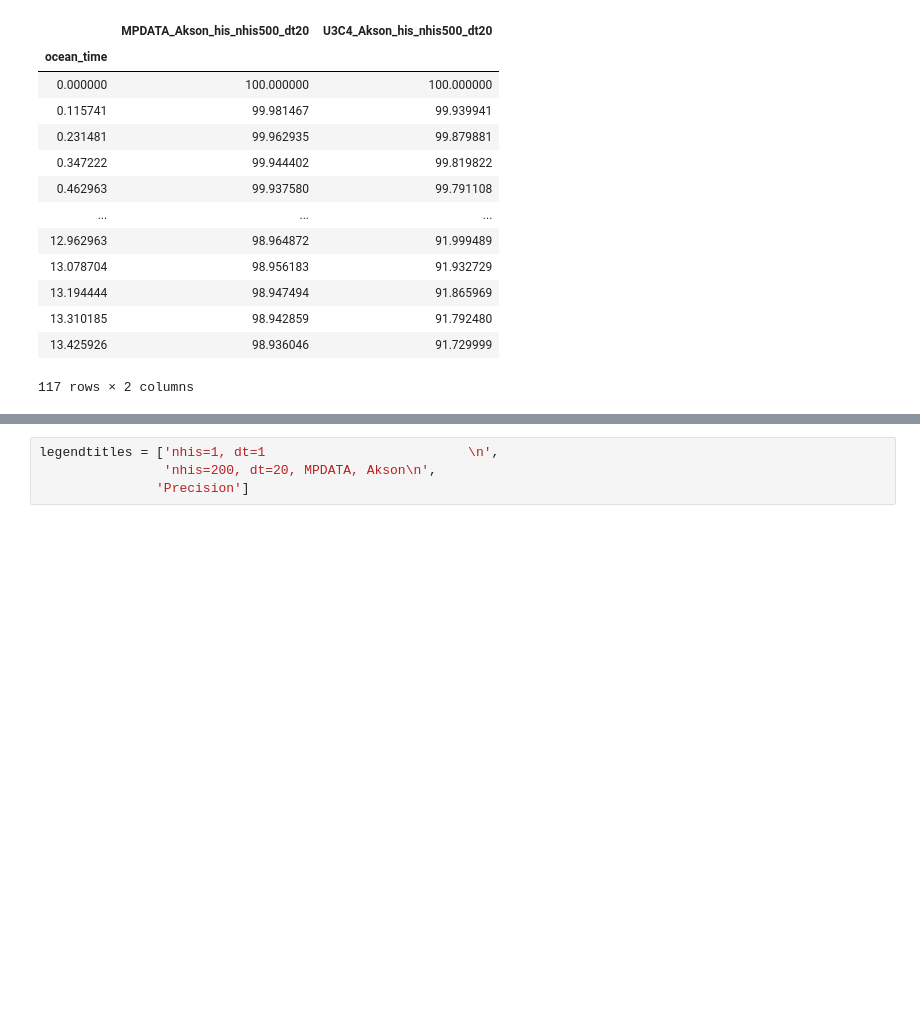
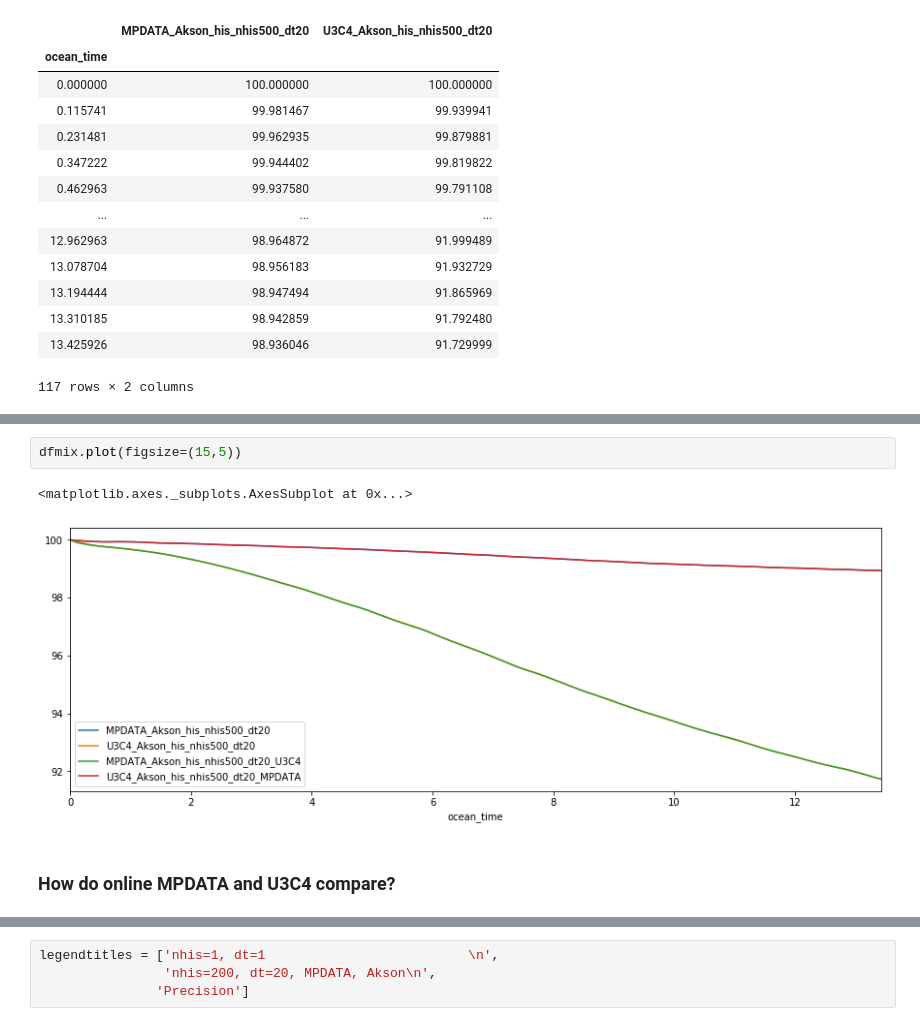
Before and after one commit to kthyng/offline_analysis, a Jupyter notebook: calc.ipynb, the cells around one changed output, grey strips where cells are left out. Cells and saved outputs as stored; diff of their text form; blank space fills up the shorter version.

```diff
--- a/calc.ipynb
+++ b/calc.ipynb
@@ -1277 +1455,8 @@ See the caveats in the documentation: http://pandas.pydata.org/pandas-docs/stabl
 117 rows × 4 columns
+# %%
+dfmix.plot(figsize=(15,5))
+# %% [output]
+<matplotlib.axes._subplots.AxesSubplot at 0x...>
+[figure, added]
+# %% [markdown]
+### How do online MPDATA and U3C4 compare?
```
Also changed, not shown: parts of 31 cells of this notebook.
